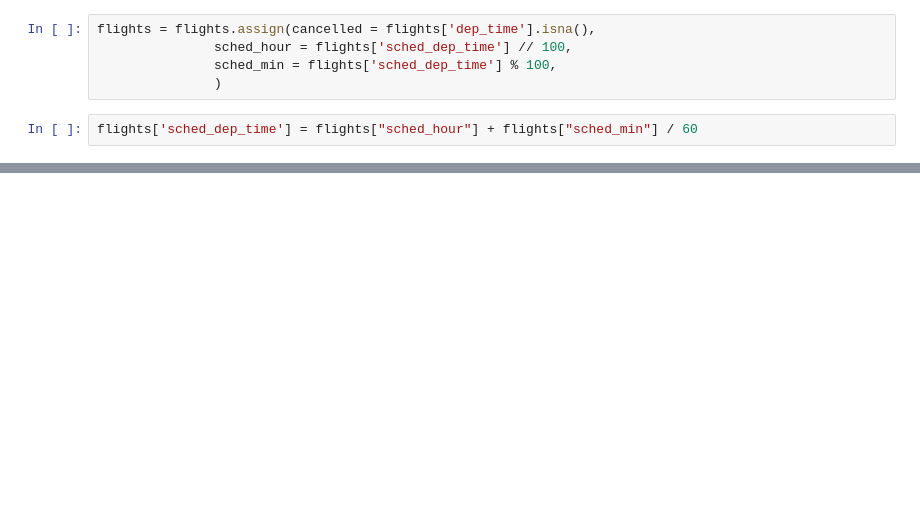
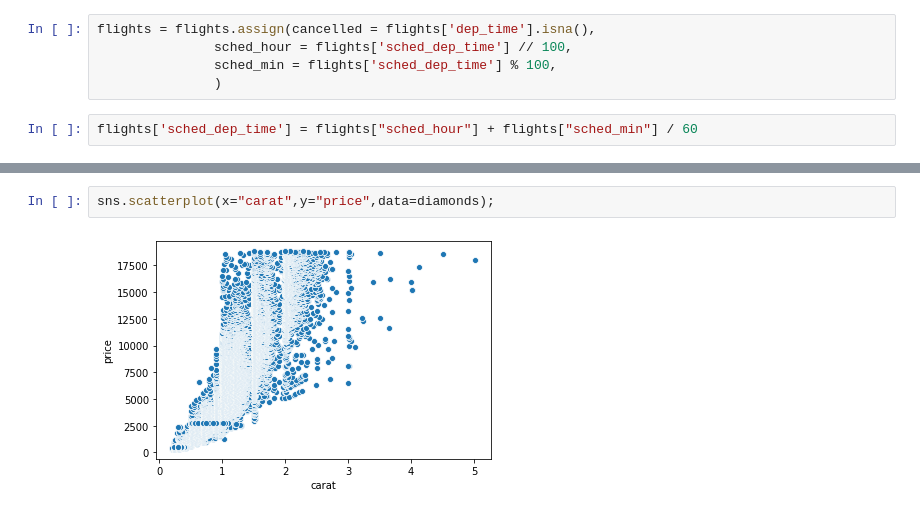
Before and after one commit to markumreed/ds4b, a Jupyter notebook: python_ds4b/01_exploration/03_exploratory_data_analysis/00_eda.ipynb, the cells around one changed output, grey strips where cells are left out. Cells and saved outputs as stored; diff of their text form; blank space fills up the shorter version.

```diff
--- a/python_ds4b/01_exploration/03_exploratory_data_analysis/00_eda.ipynb
+++ b/python_ds4b/01_exploration/03_exploratory_data_analysis/00_eda.ipynb
@@ -215,0 +248,4 @@ ValueError: ignored
+# %%
+sns.scatterplot(x="carat",y="price",data=diamonds);
+# %% [output]
+[figure, added]
```
Also changed, not shown: parts of 27 cells of this notebook.
